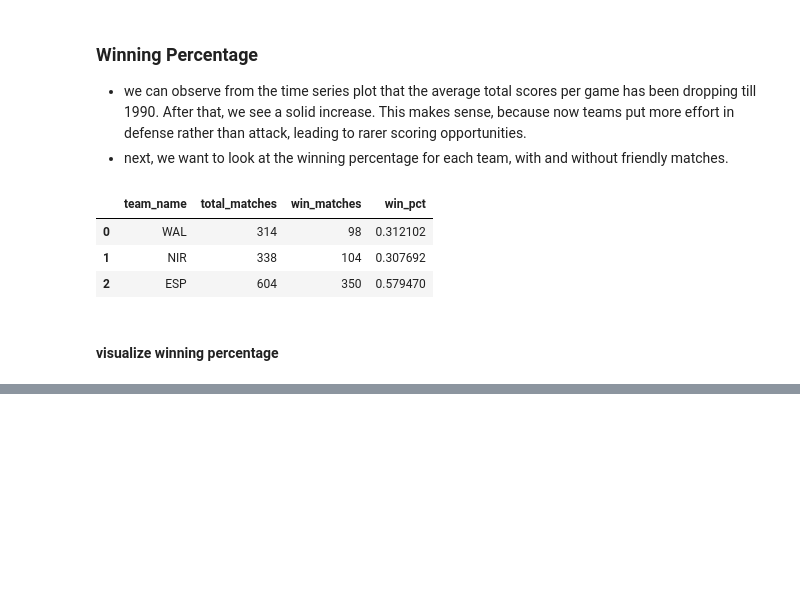
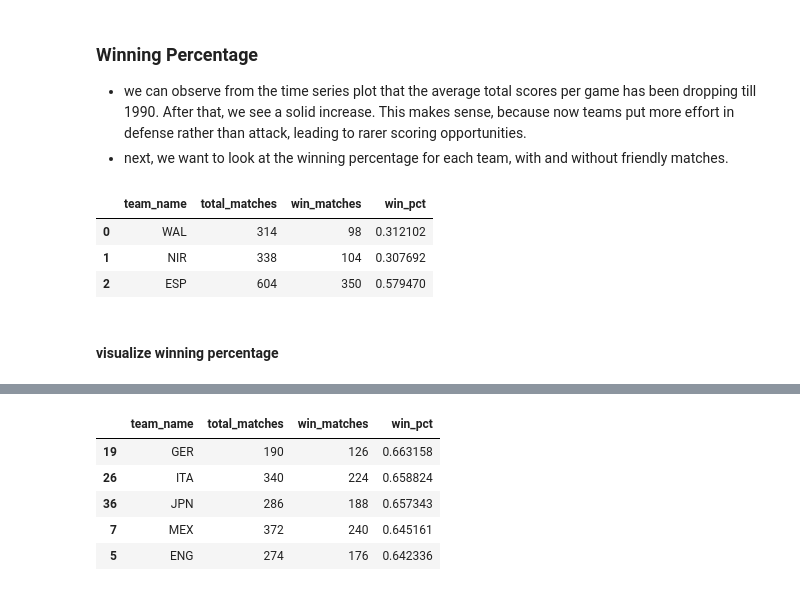
Before and after one commit to kallyzhu/SoccerAnalysis, a Jupyter notebook: soccer-matches-analysis.ipynb, the cells around one changed output, grey strips where cells are left out. Drawn from its saved outputs; the diff is of its cells as text; code cells hidden in the pictures; blank space fills up the shorter version.

```diff
--- a/soccer-matches-analysis.ipynb
+++ b/soccer-matches-analysis.ipynb
@@ -254,0 +267,19 @@ KeyError: 38
+# %%
+### all the entries with team 1 playing at home
+matches_home = matches[matches['team1Home']]
+### all the entries with team 1 not playing at home
+matches_away = matches[~matches['team1Home']]
+
+### home and away winning percentage data frame
+df_home_win_pct = win_pct(matches_home)
+df_away_win_pct = win_pct(matches_away)
+# %%
+### top 5 teams with the best home winning percentage
+df_home_win_pct.sort_values(by='win_pct', ascending=False).head()
+# %% [output]
+|  | team_name | total_matches | win_matches | win_pct |
+| 19 | GER | 190 | 126 | 0.663158 |
+| 26 | ITA | 340 | 224 | 0.658824 |
+| 36 | JPN | 286 | 188 | 0.657343 |
+| 7 | MEX | 372 | 240 | 0.645161 |
+| 5 | ENG | 274 | 176 | 0.642336 |
```
Also changed, not shown: parts of 11 cells of this notebook.
